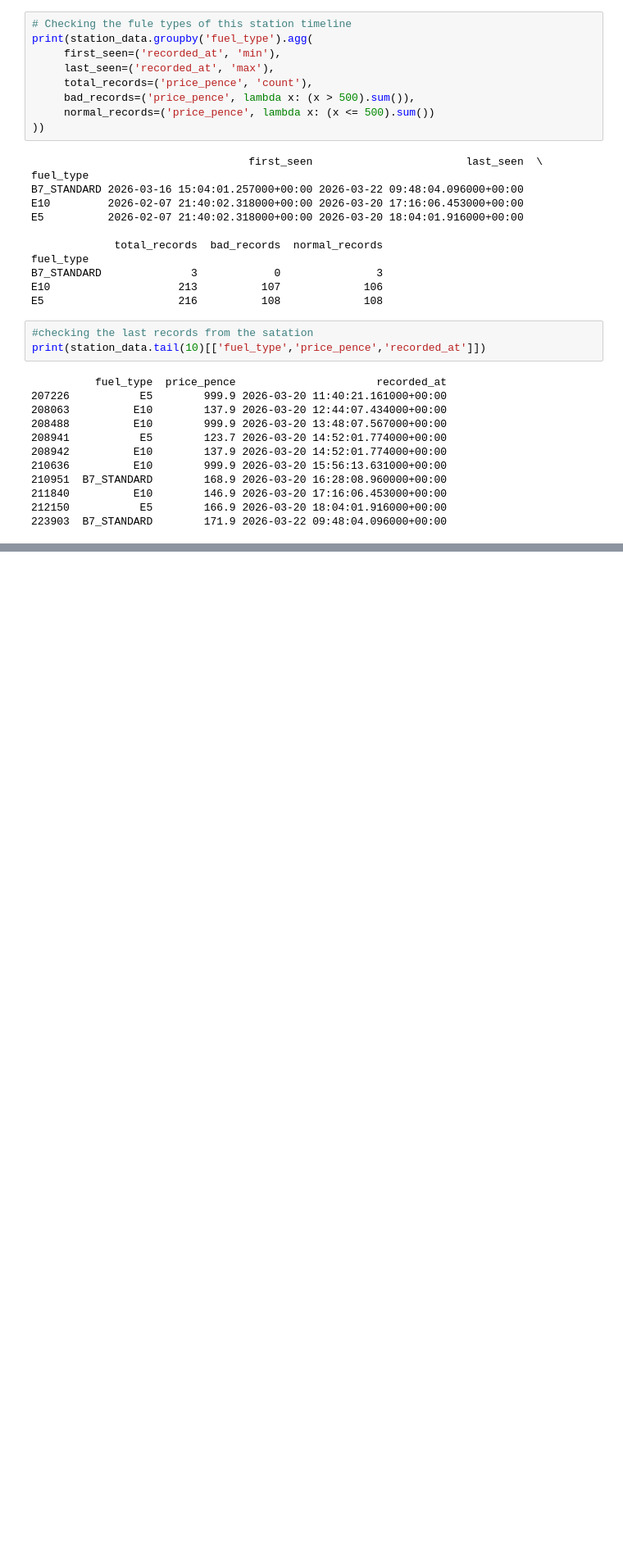
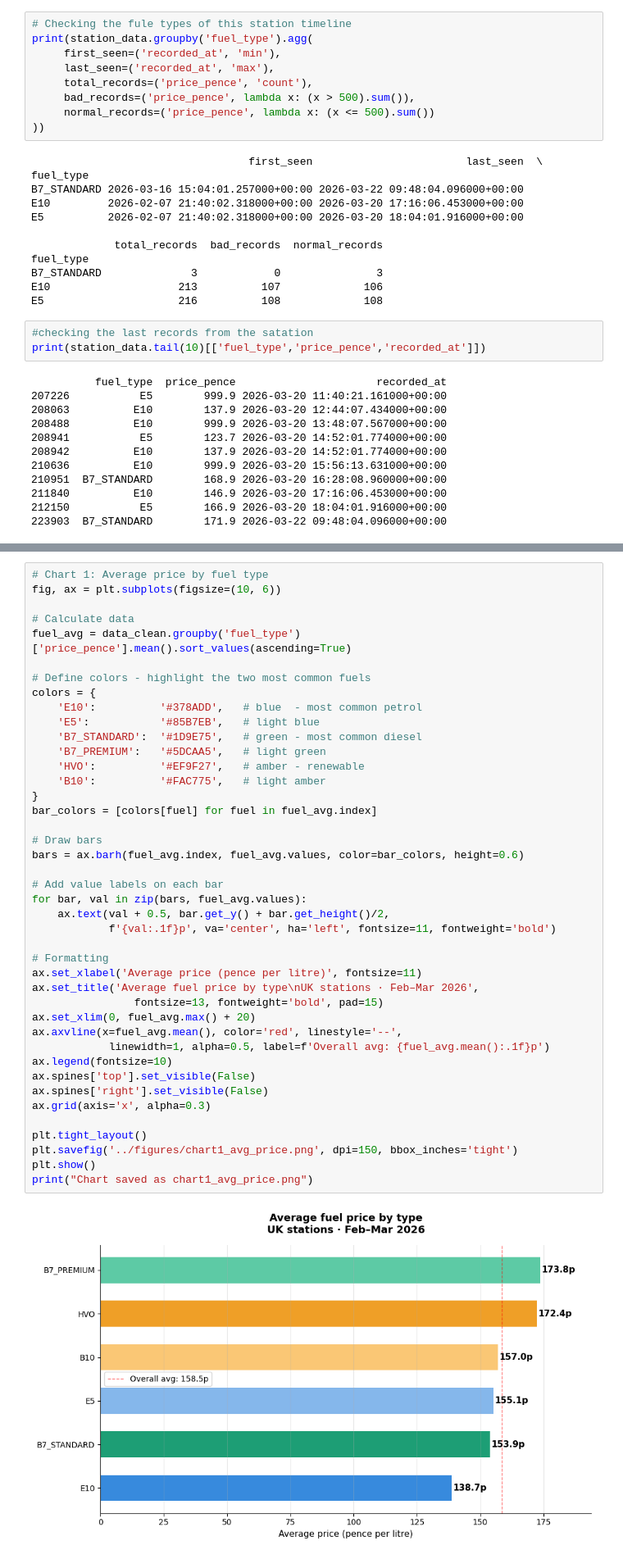
Before and after one commit to suzzzel5/Fule-Price-UK, a Jupyter notebook: notebooks/01_data_analysis.ipynb, the cells around one changed output, grey strips where cells are left out. Shown at 82% size. Drawn from its saved outputs; the diff is of its cells as text; blank space fills up the shorter version.

Commit message:
Visualization

```diff
--- a/notebooks/01_data_analysis.ipynb
+++ b/notebooks/01_data_analysis.ipynb
@@ -421,0 +473,44 @@ print(station_data.tail(10)[['fuel_type','price_pence','recorded_at']])
+# %%
+# Chart 1: Average price by fuel type
+fig, ax = plt.subplots(figsize=(10, 6))
+
+# Calculate data
+fuel_avg = data_clean.groupby('fuel_type')['price_pence'].mean().sort_values(ascending=True)
+
+# Define colors - highlight the two most common fuels
+colors = {
+    'E10':          '#378ADD',   # blue  - most common petrol
+    'E5':           '#85B7EB',   # light blue
+    'B7_STANDARD':  '#1D9E75',   # green - most common diesel
+    'B7_PREMIUM':   '#5DCAA5',   # light green
+    'HVO':          '#EF9F27',   # amber - renewable
+    'B10':          '#FAC775',   # light amber
+}
+bar_colors = [colors[fuel] for fuel in fuel_avg.index]
+
+# Draw bars
+bars = ax.barh(fuel_avg.index, fuel_avg.values, color=bar_colors, height=0.6)
+
+# Add value labels on each bar
+for bar, val in zip(bars, fuel_avg.values):
+    ax.text(val + 0.5, bar.get_y() + bar.get_height()/2,
+            f'{val:.1f}p', va='center', ha='left', fontsize=11, fontweight='bold')
+
+# Formatting
+ax.set_xlabel('Average price (pence per litre)', fontsize=11)
+ax.set_title('Average fuel price by type\nUK stations · Feb–Mar 2026',
+                fontsize=13, fontweight='bold', pad=15)
+ax.set_xlim(0, fuel_avg.max() + 20)
+ax.axvline(x=fuel_avg.mean(), color='red', linestyle='--',
+            linewidth=1, alpha=0.5, label=f'Overall avg: {fuel_avg.mean():.1f}p')
+ax.legend(fontsize=10)
+ax.spines['top'].set_visible(False)
+ax.spines['right'].set_visible(False)
+ax.grid(axis='x', alpha=0.3)
+
+plt.tight_layout()
+plt.savefig('../figures/chart1_avg_price.png', dpi=150, bbox_inches='tight')
+plt.show()
+print("Chart saved as chart1_avg_price.png")
+# %% [output]
+[figure, added]
```
Also changed, not shown: parts of 11 cells of this notebook.
